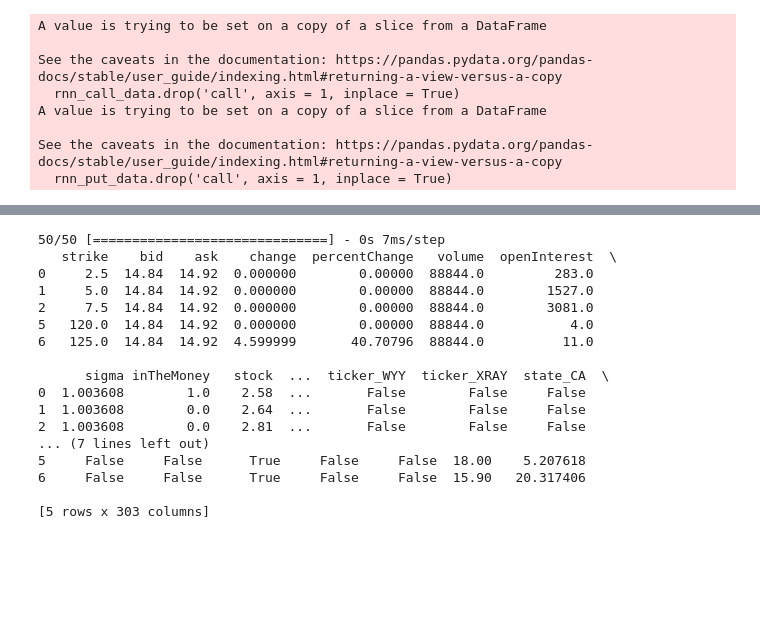
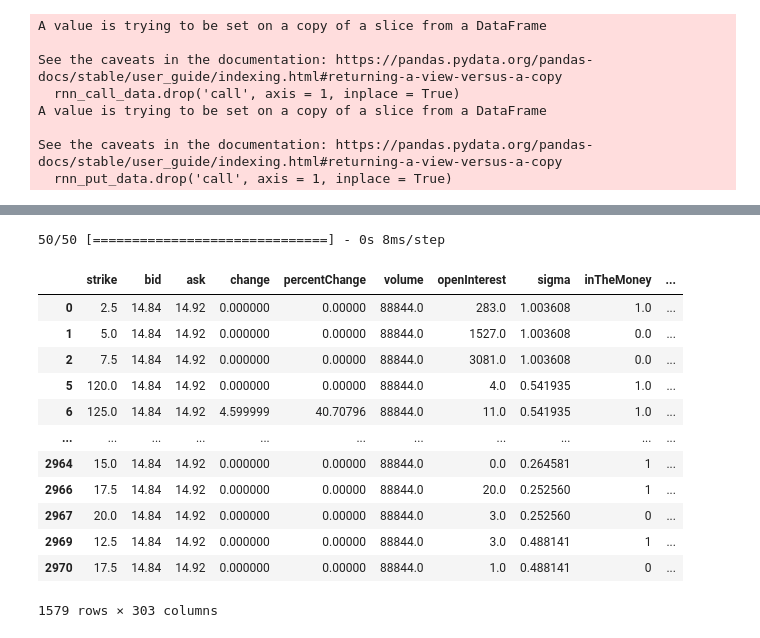
Before and after one commit to Ciriosss/option-pricing-with-deep-learning, a Jupyter notebook: performance.ipynb, the cells around one changed output, grey strips where cells are left out. Saved outputs shown, nothing was run; the diff lists cells and outputs as text; code cells hidden in the pictures; blank space fills up the shorter version.

```diff
--- a/performance.ipynb
+++ b/performance.ipynb
@@ -788,26 +792,24 @@ y_pred = RNN_call.predict(X_new_reshaped)
 # Reconstruct the original DataFrame with predictions
 rnn_call_data['price'] = y_call
 rnn_call_data['rnn'] = y_pred
-
-print(rnn_call_data.head())
 # %% [output]
-50/50 [==============================] - 0s 7ms/step
-   strike    bid    ask    change  percentChange   volume  openInterest  \
-0     2.5  14.84  14.92  0.000000        0.00000  88844.0         283.0
-1     5.0  14.84  14.92  0.000000        0.00000  88844.0        1527.0
-2     7.5  14.84  14.92  0.000000        0.00000  88844.0        3081.0
-5   120.0  14.84  14.92  0.000000        0.00000  88844.0           4.0
-6   125.0  14.84  14.92  4.599999       40.70796  88844.0          11.0
-
-      sigma inTheMoney   stock  ...  ticker_WYY  ticker_XRAY  state_CA  \
-0  1.003608        1.0    2.58  ...       False        False     False
-1  1.003608        0.0    2.64  ...       False        False     False
-2  1.003608        0.0    2.81  ...       False        False     False
-... (7 lines left out)
-5     False     False      True     False     False  18.00    5.207618
-6     False     False      True     False     False  15.90   20.317406
-
-[5 rows x 303 columns]
+50/50 [==============================] - 0s 8ms/step
+# %%
+rnn_call_data
+# %% [output]
+|  | strike | bid | ask | change | percentChange | volume | openInterest | sigma | inTheMoney | ... |
+| 0 | 2.5 | 14.84 | 14.92 | 0.000000 | 0.00000 | 88844.0 | 283.0 | 1.003608 | 1.0 | ... |
+| 1 | 5.0 | 14.84 | 14.92 | 0.000000 | 0.00000 | 88844.0 | 1527.0 | 1.003608 | 0.0 | ... |
+| 2 | 7.5 | 14.84 | 14.92 | 0.000000 | 0.00000 | 88844.0 | 3081.0 | 1.003608 | 0.0 | ... |
+| 5 | 120.0 | 14.84 | 14.92 | 0.000000 | 0.00000 | 88844.0 | 4.0 | 0.541935 | 1.0 | ... |
+| 6 | 125.0 | 14.84 | 14.92 | 4.599999 | 40.70796 | 88844.0 | 11.0 | 0.541935 | 1.0 | ... |
+| ... | ... | ... | ... | ... | ... | ... | ... | ... | ... | ... |
+| 2964 | 15.0 | 14.84 | 14.92 | 0.000000 | 0.00000 | 88844.0 | 0.0 | 0.264581 | 1 | ... |
+| 2966 | 17.5 | 14.84 | 14.92 | 0.000000 | 0.00000 | 88844.0 | 20.0 | 0.252560 | 1 | ... |
+| 2967 | 20.0 | 14.84 | 14.92 | 0.000000 | 0.00000 | 88844.0 | 3.0 | 0.252560 | 0 | ... |
+| 2969 | 12.5 | 14.84 | 14.92 | 0.000000 | 0.00000 | 88844.0 | 3.0 | 0.488141 | 1 | ... |
+| 2970 | 17.5 | 14.84 | 14.92 | 0.000000 | 0.00000 | 88844.0 | 1.0 | 0.488141 | 0 | ... |
+1579 rows × 303 columns
 # %%
 import numpy as np
 from sklearn.metrics import mean_squared_error, mean_absolute_error, r2_score
```
Also changed, not shown: parts of 5 cells of this notebook, 4 other files.
